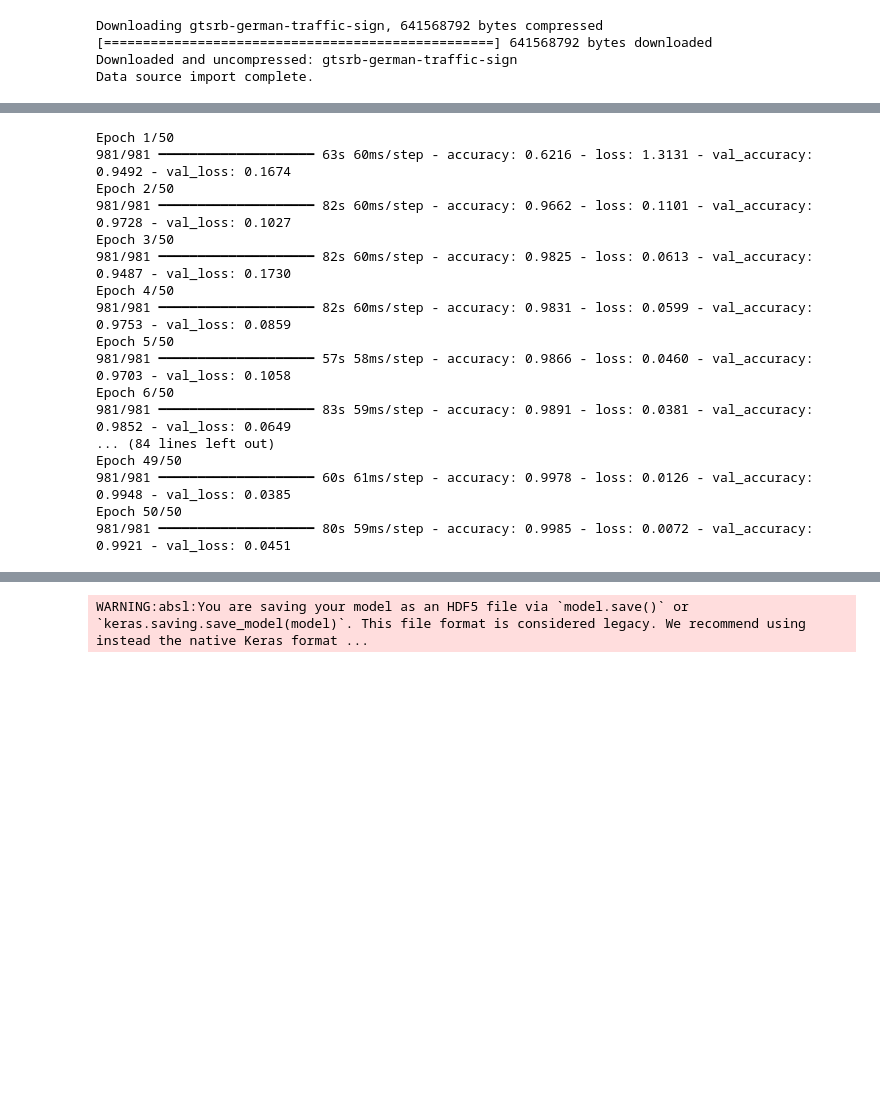
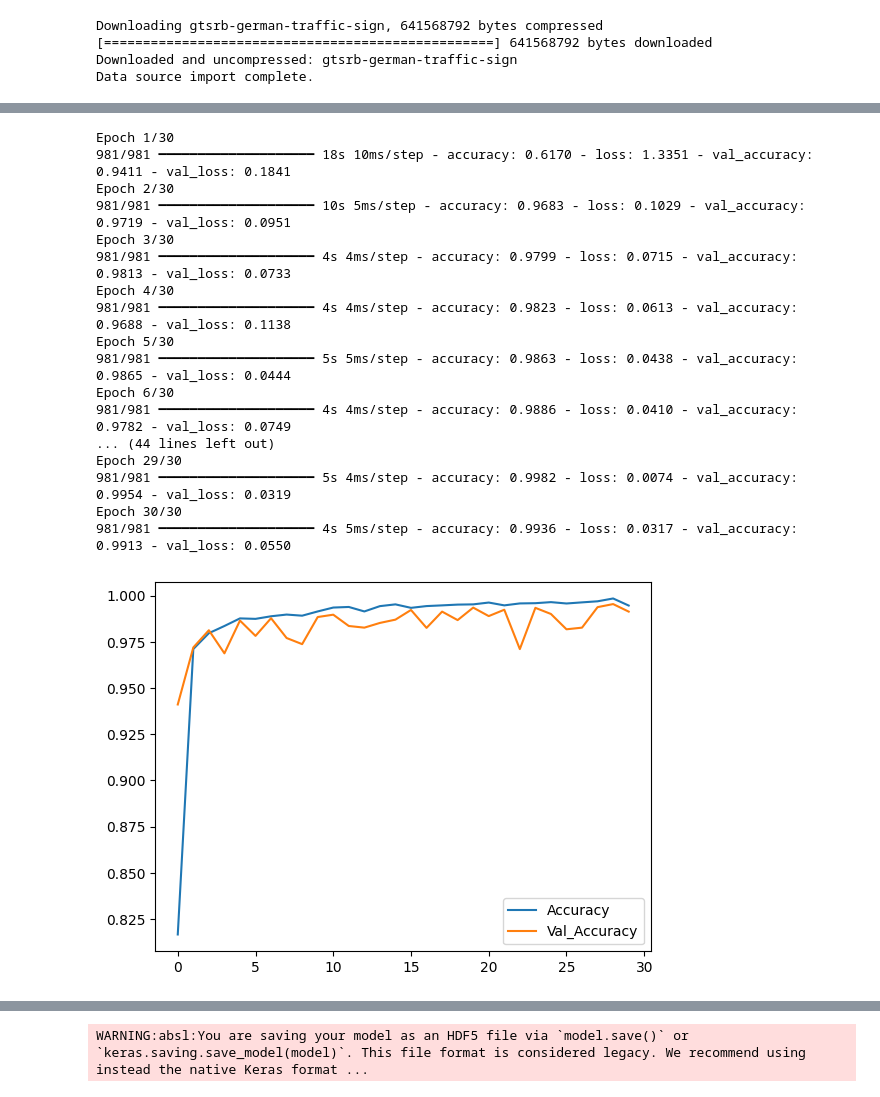
Before and after one commit to zafermesut/german-traffic-sign-recognition, a Jupyter notebook: Project.ipynb, the cells around one changed output, grey strips where cells are left out. Saved outputs shown, nothing was run; the diff lists cells and outputs as text; code cells hidden in the pictures; blank space fills up the shorter version.

```diff
--- a/Project.ipynb
+++ b/Project.ipynb
@@ -283,22 +285,28 @@ Model: "sequential_6"
  Non-trainable params: 448 (1.75 KB)
 None
 # %%
-history=model.fit(x_train,y_train,validation_data=(x_test,y_test), epochs=50, verbose=1)
+history=model.fit(x_train,y_train,validation_data=(x_test,y_test), epochs=30)
 # %% [output]
-Epoch 1/50
-981/981 ━━━━━━━━━━━━━━━━━━━━ 63s 60ms/step - accuracy: 0.6216 - loss: 1.3131 - val_accuracy: 0.9492 - val_loss: 0.1674
-Epoch 2/50
-981/981 ━━━━━━━━━━━━━━━━━━━━ 82s 60ms/step - accuracy: 0.9662 - loss: 0.1101 - val_accuracy: 0.9728 - val_loss: 0.1027
-Epoch 3/50
-981/981 ━━━━━━━━━━━━━━━━━━━━ 82s 60ms/step - accuracy: 0.9825 - loss: 0.0613 - val_accuracy: 0.9487 - val_loss: 0.1730
-Epoch 4/50
-981/981 ━━━━━━━━━━━━━━━━━━━━ 82s 60ms/step - accuracy: 0.9831 - loss: 0.0599 - val_accuracy: 0.9753 - val_loss: 0.0859
-Epoch 5/50
-981/981 ━━━━━━━━━━━━━━━━━━━━ 57s 58ms/step - accuracy: 0.9866 - loss: 0.0460 - val_accuracy: 0.9703 - val_loss: 0.1058
-Epoch 6/50
-981/981 ━━━━━━━━━━━━━━━━━━━━ 83s 59ms/step - accuracy: 0.9891 - loss: 0.0381 - val_accuracy: 0.9852 - val_loss: 0.0649
-... (84 lines left out)
-Epoch 49/50
-981/981 ━━━━━━━━━━━━━━━━━━━━ 60s 61ms/step - accuracy: 0.9978 - loss: 0.0126 - val_accuracy: 0.9948 - val_loss: 0.0385
-Epoch 50/50
-981/981 ━━━━━━━━━━━━━━━━━━━━ 80s 59ms/step - accuracy: 0.9985 - loss: 0.0072 - val_accuracy: 0.9921 - val_loss: 0.0451
+Epoch 1/30
+981/981 ━━━━━━━━━━━━━━━━━━━━ 18s 10ms/step - accuracy: 0.6170 - loss: 1.3351 - val_accuracy: 0.9411 - val_loss: 0.1841
+Epoch 2/30
+981/981 ━━━━━━━━━━━━━━━━━━━━ 10s 5ms/step - accuracy: 0.9683 - loss: 0.1029 - val_accuracy: 0.9719 - val_loss: 0.0951
+Epoch 3/30
+981/981 ━━━━━━━━━━━━━━━━━━━━ 4s 4ms/step - accuracy: 0.9799 - loss: 0.0715 - val_accuracy: 0.9813 - val_loss: 0.0733
+Epoch 4/30
+981/981 ━━━━━━━━━━━━━━━━━━━━ 4s 4ms/step - accuracy: 0.9823 - loss: 0.0613 - val_accuracy: 0.9688 - val_loss: 0.1138
+Epoch 5/30
+981/981 ━━━━━━━━━━━━━━━━━━━━ 5s 5ms/step - accuracy: 0.9863 - loss: 0.0438 - val_accuracy: 0.9865 - val_loss: 0.0444
+Epoch 6/30
+981/981 ━━━━━━━━━━━━━━━━━━━━ 4s 4ms/step - accuracy: 0.9886 - loss: 0.0410 - val_accuracy: 0.9782 - val_loss: 0.0749
+... (44 lines left out)
+Epoch 29/30
+981/981 ━━━━━━━━━━━━━━━━━━━━ 5s 4ms/step - accuracy: 0.9982 - loss: 0.0074 - val_accuracy: 0.9954 - val_loss: 0.0319
+Epoch 30/30
+981/981 ━━━━━━━━━━━━━━━━━━━━ 4s 5ms/step - accuracy: 0.9936 - loss: 0.0317 - val_accuracy: 0.9913 - val_loss: 0.0550
+# %%
+plt.plot(history.history['accuracy'], label='Accuracy')
+plt.plot(history.history['val_accuracy'], label='Val_Accuracy')
+plt.legend();
+# %% [output]
+[figure, added]
```
Also changed, not shown: parts of 6 cells of this notebook, 4 other files.
